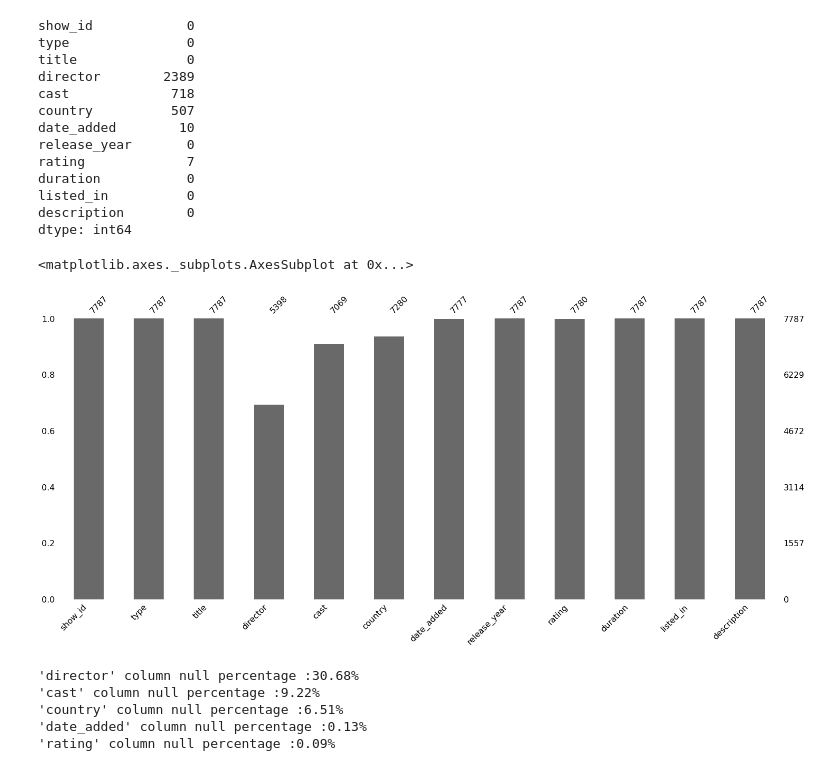
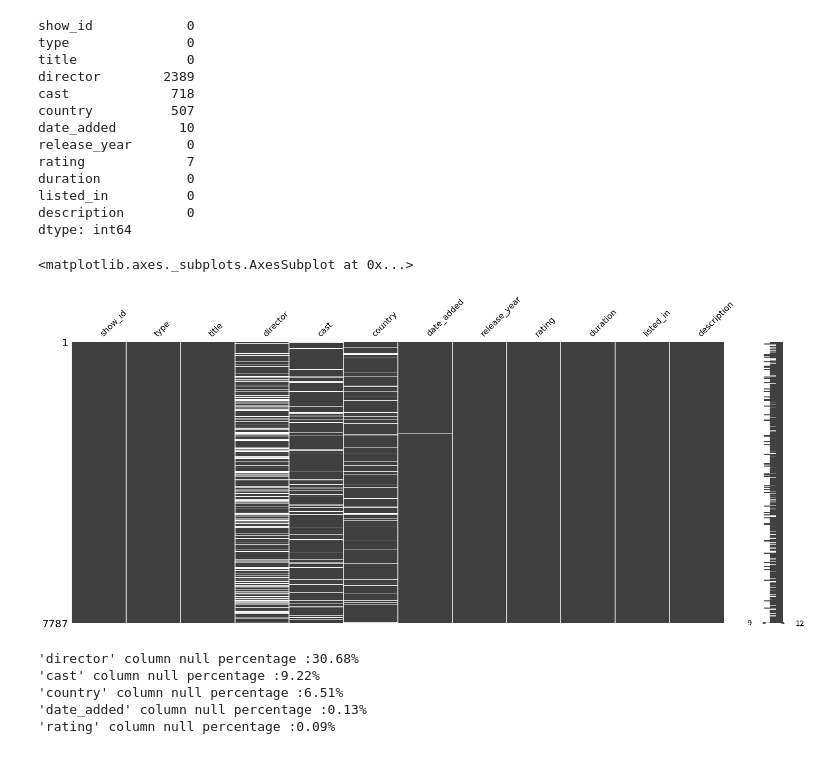
Before and after one commit to KirteshVerma/Netflix-movies-and-TV-shows, a Jupyter notebook: Netflix_movies_and_TV_shows_clustering.ipynb, the cells around one changed output. Cells and saved outputs as stored; diff of their text form; code cells hidden in the pictures.

```diff
--- a/Netflix_movies_and_TV_shows_clustering.ipynb
+++ b/Netflix_movies_and_TV_shows_clustering.ipynb
@@ -80,10 +82,10 @@ description        0
 dtype: int64
 # %%
 import missingno as msno
-msno.bar(df)
+msno.matrix(df)
 # %% [output]
 <matplotlib.axes._subplots.AxesSubplot at 0x...>
-[figure, old version]
+[figure, new version]
 # %%
 for i in df.columns:
     null_percentage = df[i].isna().sum() / len(df) * 100
```
Also changed, not shown: parts of 39 cells of this notebook.
